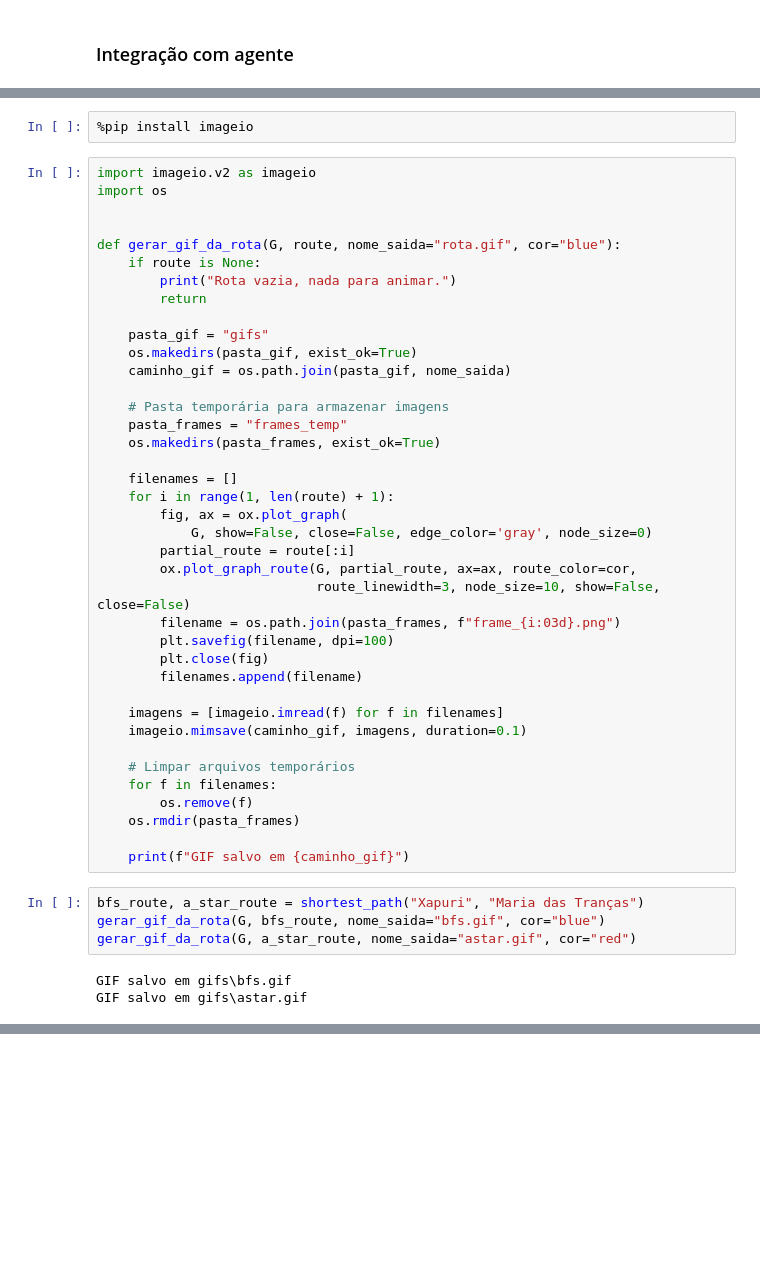
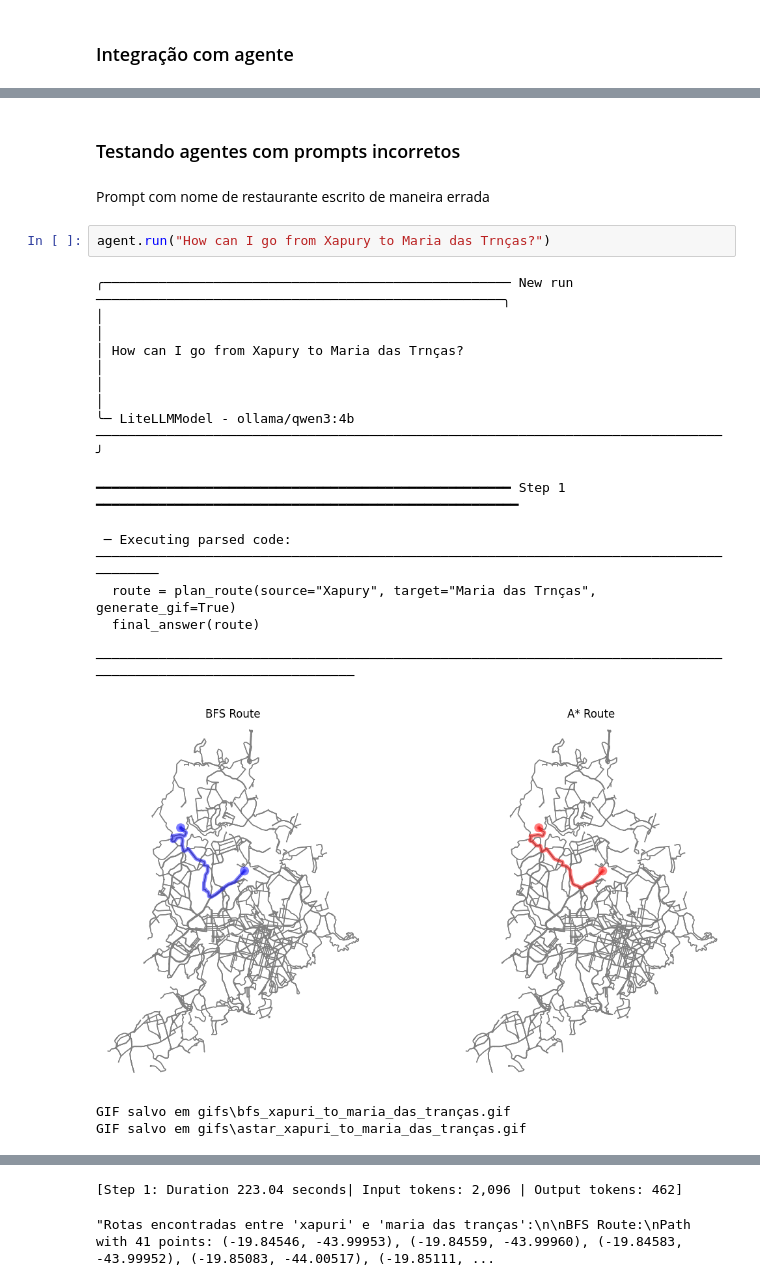
Before and after one commit to Igoreduardobraga/Conversational-Route-Planner, a Jupyter notebook: main.ipynb, the cells around one changed output, grey strips where cells are left out. Saved outputs shown, nothing was run; the diff lists cells and outputs as text; blank space fills up the shorter version.

```diff
--- a/main.ipynb
+++ b/main.ipynb
@@ -219,48 +285,20 @@ Path with 48 points: (-19.84546, -43.99953), (-19.84559, -43.99960), (-19.84583,
-# %%
-%pip install imageio
-# %%
-import imageio.v2 as imageio
-import os
-
-
-def gerar_gif_da_rota(G, route, nome_saida="rota.gif", cor="blue"):
-    if route is None:
-        print("Rota vazia, nada para animar.")
-        return
-
-    pasta_gif = "gifs"
-    os.makedirs(pasta_gif, exist_ok=True)
-    caminho_gif = os.path.join(pasta_gif, nome_saida)
-
-    # Pasta temporária para armazenar imagens
-    pasta_frames = "frames_temp"
-    os.makedirs(pasta_frames, exist_ok=True)
-
-    filenames = []
-    for i in range(1, len(route) + 1):
-        fig, ax = ox.plot_graph(
-            G, show=False, close=False, edge_color='gray', node_size=0)
-        partial_route = route[:i]
-        ox.plot_graph_route(G, partial_route, ax=ax, route_color=cor,
-                            route_linewidth=3, node_size=10, show=False, close=False)
-        filename = os.path.join(pasta_frames, f"frame_{i:03d}.png")
-        plt.savefig(filename, dpi=100)
-        plt.close(fig)
-        filenames.append(filename)
-
-    imagens = [imageio.imread(f) for f in filenames]
-    imageio.mimsave(caminho_gif, imagens, duration=0.1)
-
-    # Limpar arquivos temporários
-    for f in filenames:
-        os.remove(f)
-    os.rmdir(pasta_frames)
-
-    print(f"GIF salvo em {caminho_gif}")
-# %%
-bfs_route, a_star_route = shortest_path("Xapuri", "Maria das Tranças")
-gerar_gif_da_rota(G, bfs_route, nome_saida="bfs.gif", cor="blue")
-gerar_gif_da_rota(G, a_star_route, nome_saida="astar.gif", cor="red")
-# %% [output]
-GIF salvo em gifs\bfs.gif
-GIF salvo em gifs\astar.gif
+# %% [markdown]
+### Testando agentes com prompts incorretos
+# %% [markdown]
+Prompt com nome de restaurante escrito de maneira errada
+# %%
+agent.run("How can I go from Xapury to Maria das Trnças?")
+# %% [output]
+╭──────────────────────────────────────────────────── New run ────────────────────────────────────────────────────╮
+│                                                                                                                 │
+│ How can I go from Xapury to Maria das Trnças?                                                                   │
+│                                                                                                                 │
+╰─ LiteLLMModel - ollama/qwen3:4b ────────────────────────────────────────────────────────────────────────────────╯
+━━━━━━━━━━━━━━━━━━━━━━━━━━━━━━━━━━━━━━━━━━━━━━━━━━━━━ Step 1 ━━━━━━━━━━━━━━━━━━━━━━━━━━━━━━━━━━━━━━━━━━━━━━━━━━━━━━
+ ─ Executing parsed code: ────────────────────────────────────────────────────────────────────────────────────────
+  route = plan_route(source="Xapury", target="Maria das Trnças", generate_gif=True)
+  final_answer(route)
+ ─────────────────────────────────────────────────────────────────────────────────────────────────────────────────
+[figure, added]
+GIF salvo em gifs\bfs_xapuri_to_maria_das_tranças.gif
+GIF salvo em gifs\astar_xapuri_to_maria_das_tranças.gif
@@ -266,0 +322,2 @@ GIF salvo em gifs\astar.gif
+[Step 1: Duration 223.04 seconds| Input tokens: 2,096 | Output tokens: 462]
+"Rotas encontradas entre 'xapuri' e 'maria das tranças':\n\nBFS Route:\nPath with 41 points: (-19.84546, -43.99953), (-19.84559, -43.99960), (-19.84583, -43.99952), (-19.85083, -44.00517), (-19.85111, ...
```
Also changed, not shown: parts of 21 cells of this notebook.
